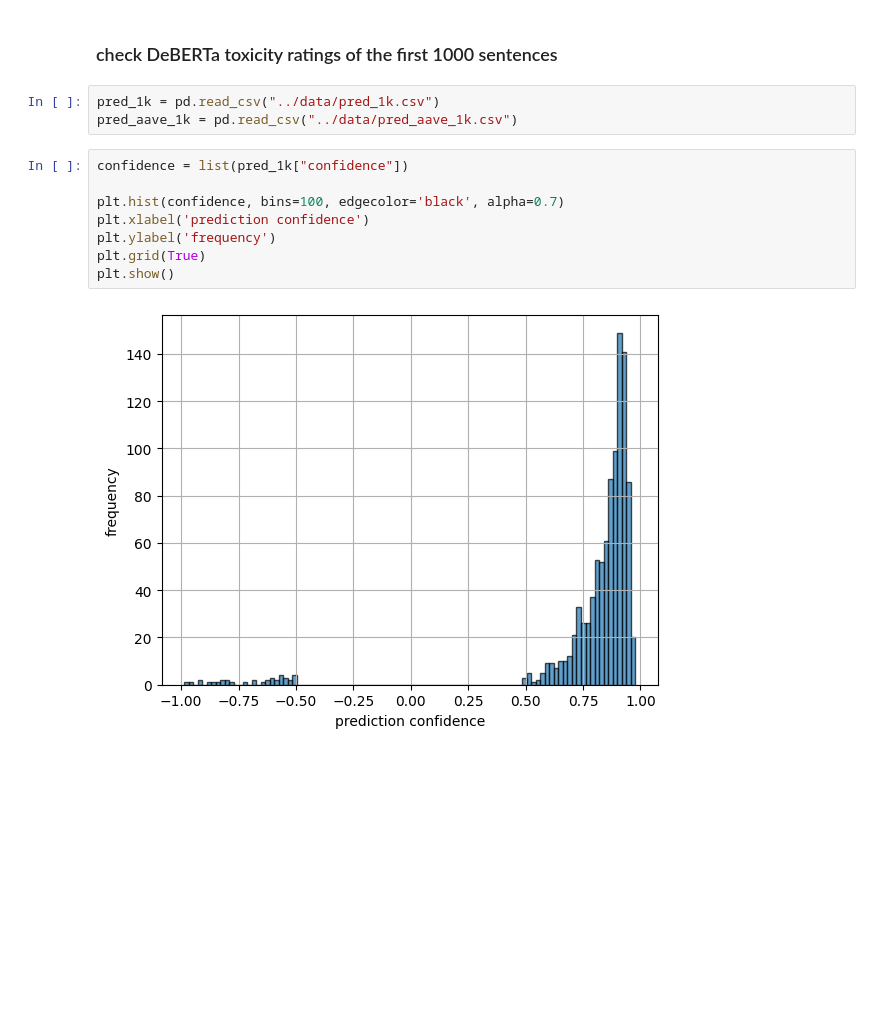
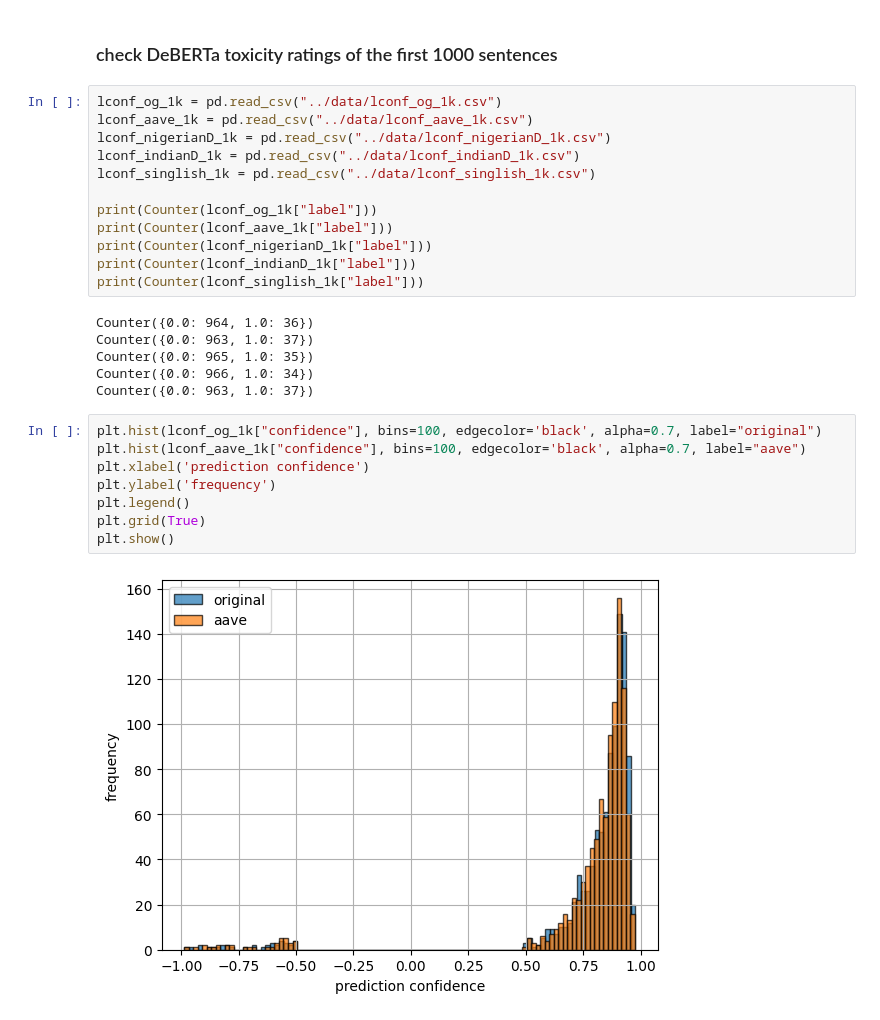
Before and after one commit to xuanxuanx-98/CompMod_2324_BN-AP, a Jupyter notebook: notebooks/toxicity_detection_dialect_bias.ipynb, the cells around one changed output. Drawn from its saved outputs; the diff is of its cells as text; blank space fills up the shorter version.

```diff
--- a/notebooks/toxicity_detection_dialect_bias.ipynb
+++ b/notebooks/toxicity_detection_dialect_bias.ipynb
@@ -133,15 +70,30 @@ pred_aave_1k.to_csv("../data/pred_aave_1k.csv", sep=",", index=False)
 # %% [markdown]
 ### check DeBERTa toxicity ratings of the first 1000  sentences
-# %%
-pred_1k = pd.read_csv("../data/pred_1k.csv")
-pred_aave_1k = pd.read_csv("../data/pred_aave_1k.csv")
+# %%
+lconf_og_1k = pd.read_csv("../data/lconf_og_1k.csv")
+lconf_aave_1k = pd.read_csv("../data/lconf_aave_1k.csv")
+lconf_nigerianD_1k = pd.read_csv("../data/lconf_nigerianD_1k.csv")
+lconf_indianD_1k = pd.read_csv("../data/lconf_indianD_1k.csv")
+lconf_singlish_1k = pd.read_csv("../data/lconf_singlish_1k.csv")
+
+print(Counter(lconf_og_1k["label"]))
+print(Counter(lconf_aave_1k["label"]))
+print(Counter(lconf_nigerianD_1k["label"]))
+print(Counter(lconf_indianD_1k["label"]))
+print(Counter(lconf_singlish_1k["label"]))
+# %% [output]
+Counter({0.0: 964, 1.0: 36})
+Counter({0.0: 963, 1.0: 37})
+Counter({0.0: 965, 1.0: 35})
+Counter({0.0: 966, 1.0: 34})
+Counter({0.0: 963, 1.0: 37})
 # %%
-confidence = list(pred_1k["confidence"])
-
-plt.hist(confidence, bins=100, edgecolor='black', alpha=0.7)
+plt.hist(lconf_og_1k["confidence"], bins=100, edgecolor='black', alpha=0.7, label="original")
+plt.hist(lconf_aave_1k["confidence"], bins=100, edgecolor='black', alpha=0.7, label="aave")
 plt.xlabel('prediction confidence')
 plt.ylabel('frequency')
+plt.legend()
 plt.grid(True)
 plt.show()
 # %% [output]
-[figure, old version]
+[figure, new version]
```
Also changed, not shown: parts of 21 cells of this notebook, 7 other files.
